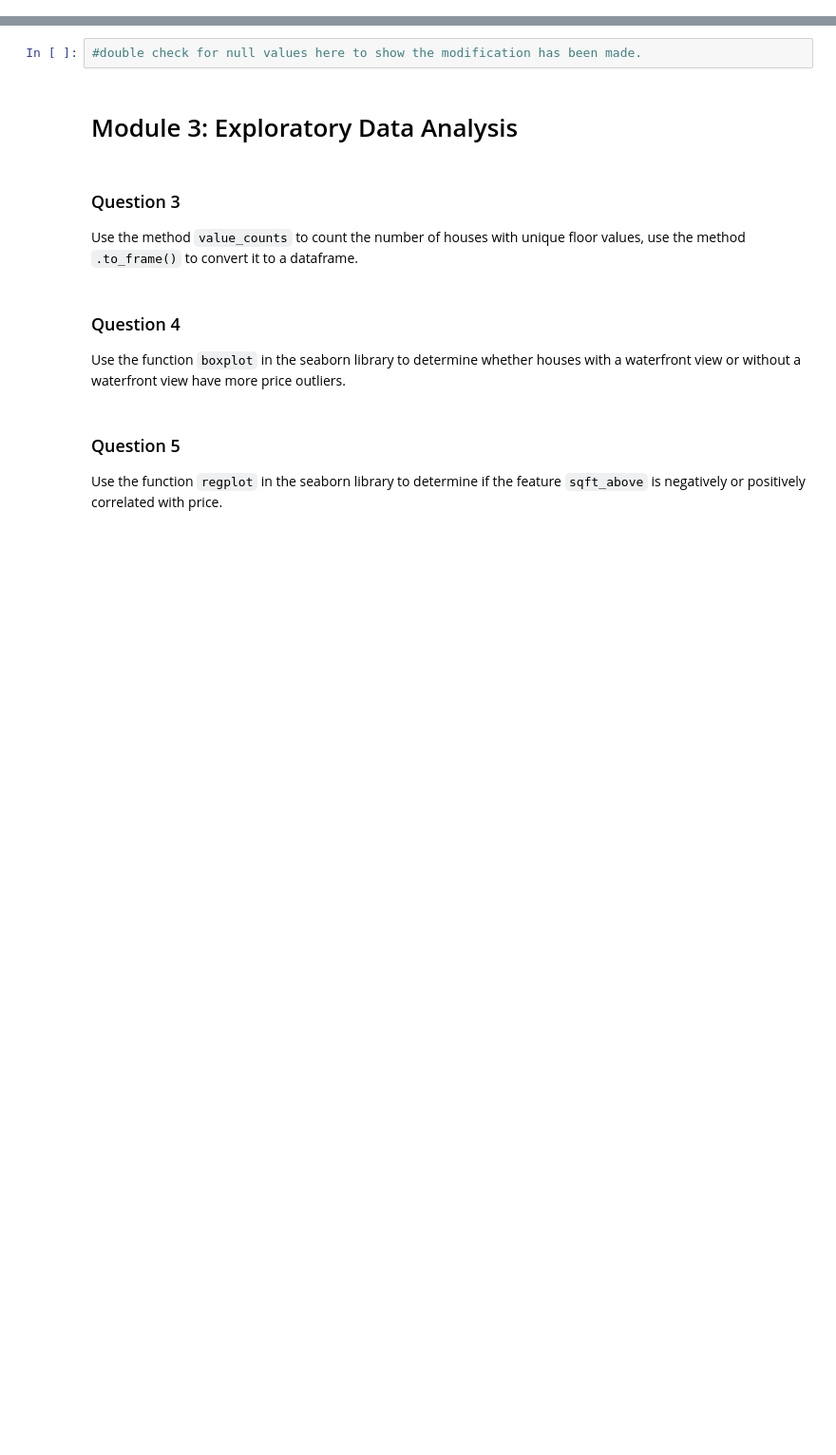
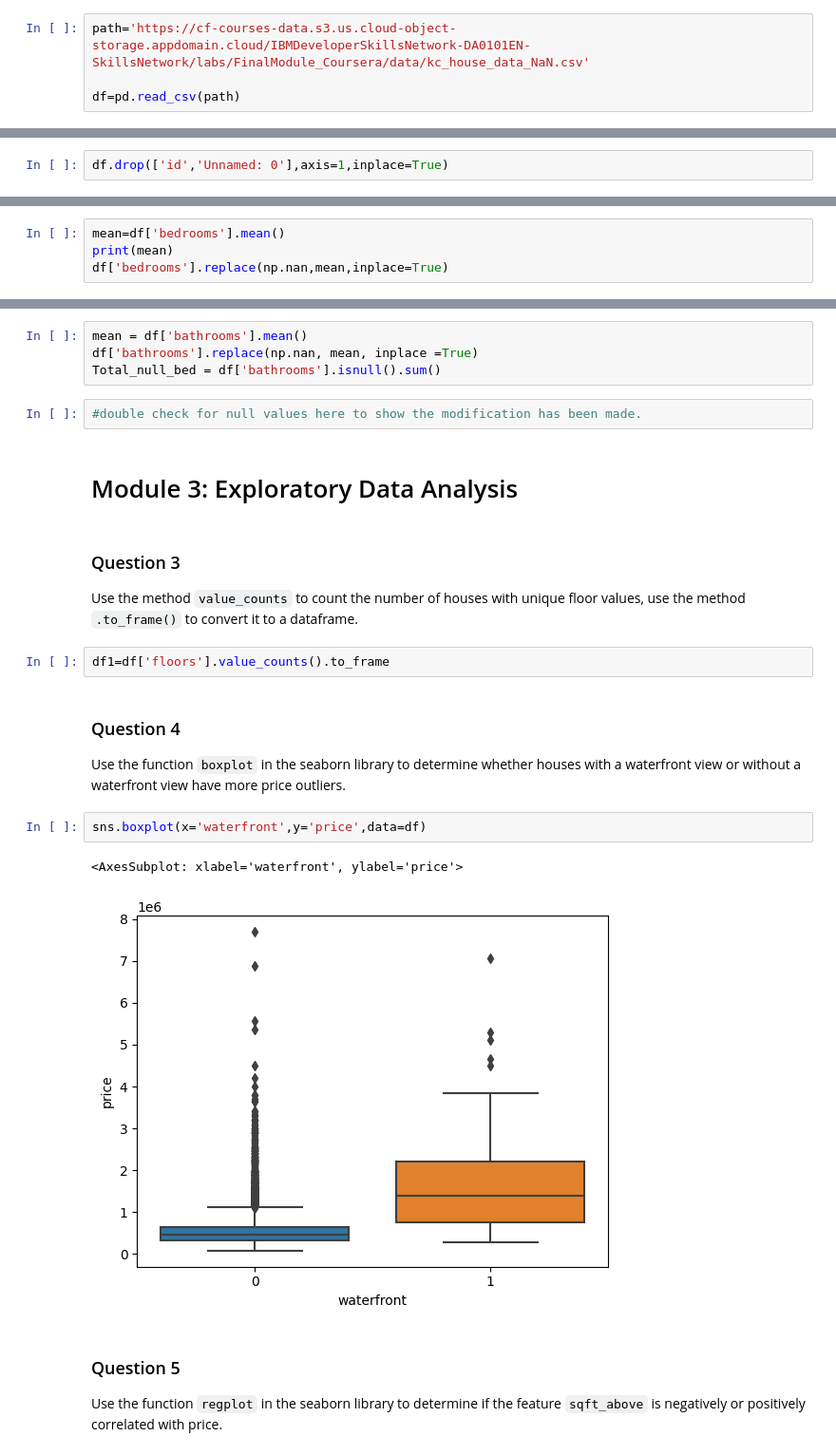
Before and after one commit to Shweta-rg/pandas_demos, a Jupyter notebook: coursera_labs/House_Sales_in_King_Count_USA.ipynb, the cells around one changed output, grey strips where cells are left out. Shown at 95% size. Cells and saved outputs as stored; diff of their text form; blank space fills up the shorter version.

```diff
--- a/coursera_labs/House_Sales_in_King_Count_USA.ipynb
+++ b/coursera_labs/House_Sales_in_King_Count_USA.ipynb
@@ -60,3 +60,7 @@ from sklearn.linear_model import LinearRegression
 # Module 1: Importing Data Sets
 # %% [markdown]
 Load the csv:
+# %%
+path='https://cf-courses-data.s3.us.cloud-object-storage.appdomain.cloud/IBMDeveloperSkillsNetwork-DA0101EN-SkillsNetwork/labs/FinalModule_Coursera/data/kc_house_data_NaN.csv'
+
+df=pd.read_csv(path)
@@ -74,6 +128,8 @@ We use the method describe to obtain a statistical summary of the dataframe.
 ### Question 2
 
 Drop the columns <code>"id"</code>  and <code>"Unnamed: 0"</code> from axis 1 using the method <code>drop()</code>, then use the method <code>describe()</code> to obtain a statistical summary of the data. Take a screenshot and submit it, make sure the <code>inplace</code> parameter is set to <code>True</code>
+# %%
+df.drop(['id','Unnamed: 0'],axis=1,inplace=True)
 # %% [markdown]
 We can see we have missing values for the columns <code> bedrooms</code>  and <code> bathrooms </code>
 # %%
@@ -81,2 +142,6 @@ We can see we have missing values for the columns <code> bedrooms</code>  and <c
 # %% [markdown]
 We can replace the missing values of the column <code>'bedrooms'</code> with the mean of the column  <code>'bedrooms' </code> using the method <code>replace()</code>. Don't forget to set the <code>inplace</code> parameter to <code>True</code>
+# %%
+mean=df['bedrooms'].mean()
+print(mean)
+df['bedrooms'].replace(np.nan,mean,inplace=True)
@@ -83,5 +150,9 @@ We can replace the missing values of the column <code>'bedrooms'</code> with the
 # %% [markdown]
 We also replace the missing values of the column <code>'bathrooms'</code> with the mean of the column  <code>'bathrooms' </code> using the method <code>replace()</code>. Don't forget to set the <code> inplace </code>  parameter top <code> True </code>
+# %%
+mean = df['bathrooms'].mean()
+df['bathrooms'].replace(np.nan, mean, inplace =True)
+Total_null_bed = df['bathrooms'].isnull().sum()
 # %%
 #double check for null values here to show the modification has been made.
 # %% [markdown]
@@ -90,10 +161,17 @@ We also replace the missing values of the column <code>'bathrooms'</code> with t
 ### Question 3
 
 Use the method <code>value_counts</code> to count the number of houses with unique floor values, use the method <code>.to_frame()</code> to convert it to a dataframe.
+# %%
+df1=df['floors'].value_counts().to_frame
 # %% [markdown]
 ### Question 4
 
 Use the function <code>boxplot</code> in the seaborn library  to  determine whether houses with a waterfront view or without a waterfront view have more price outliers.
+# %%
+sns.boxplot(x='waterfront',y='price',data=df)
+# %% [output]
+<AxesSubplot: xlabel='waterfront', ylabel='price'>
+[figure, added]
 # %% [markdown]
 ### Question 5
 
```
Also changed, not shown: parts of 19 cells of this notebook.
